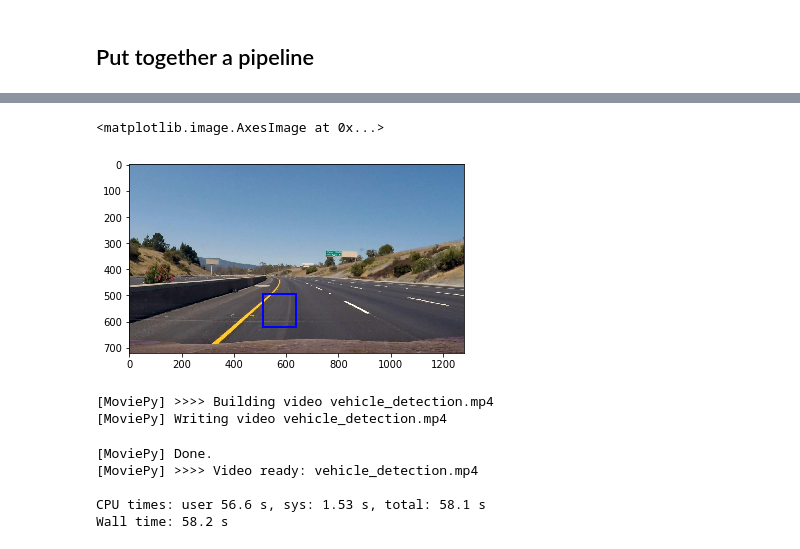
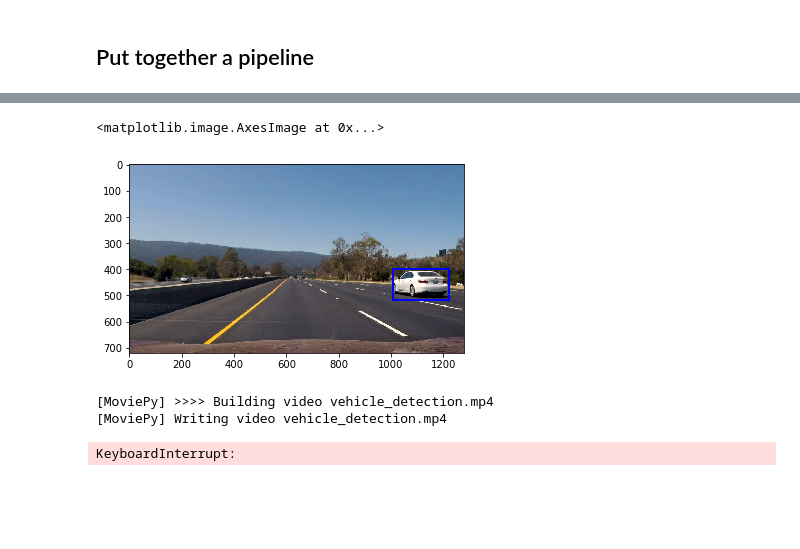
Before and after one commit to shuangxia/self-driving-car-engineer, a Jupyter notebook: P5-submission/vehicles_detection.ipynb, the cells around one changed output, grey strips where cells are left out. Saved outputs shown, nothing was run; the diff lists cells and outputs as text; code cells hidden in the pictures; blank space fills up the shorter version.

```diff
--- a/P5-submission/vehicles_detection.ipynb
+++ b/P5-submission/vehicles_detection.ipynb
@@ -336,10 +342,11 @@ def find_cars(image, ystart, ystop, scale, clf, scaler, color_space='RGB', spati
 
     return bboxes
 # %%
-image = mpimg.imread('test_images/test5.jpg')
+image = mpimg.imread('test_images/project13.jpg')
 draw_image = np.copy(image)
 # %%
-bboxes = find_cars(image, 384, 600, 1.5, **pipeline_parameters)
+bboxes = find_cars(image, 400, 550, 1.5, **pipeline_parameters)
+# bboxes = find_cars(image, 500, 680, 2, **pipeline_parameters)
 # %%
 window_img = draw_boxes(draw_image, bboxes, color=(0, 0, 255), thick=6)
 
@@ -350,7 +357,7 @@ plt.imshow(window_img)
 # %%
 heat = np.zeros_like(image[:,:,0]).astype(np.float)
 heat = add_heat(heat,bboxes)
-heat = apply_threshold(heat,2)
+heat = apply_threshold(heat,1)
 heatmap = np.clip(heat, 0, 255)
 labels = label(heatmap)
 labeled_img = draw_labeled_bboxes(draw_image, labels)
@@ -384,16 +391,16 @@ pipeline_parameters
  'spatial_size': (16, 16)}
 # %%
 # Define a single function that can extract features using hog sub-sampling and make predictions
-def process_image(image, n_threshold, **kwargs):
+def process_image(image, n_frame, n_threshold, **kwargs):
     global hot_windows_list
     draw_image = np.copy(image)
 
 #     small_boxes = find_cars(image, 384, 480, 1, **pipeline_parameters)
     small_boxes = []
     middle_boxes = find_cars(image, 400, 550, 1.5, **pipeline_parameters)
-    big_boxes = find_cars(image, 430, 680, 2, **pipeline_parameters)
+    big_boxes = find_cars(image, 500, 680, 2.5, **pipeline_parameters)
     hot_windows_list.append(small_boxes + middle_boxes + big_boxes)
-    if len(hot_windows_list) > 15:
+    if len(hot_windows_list) > n_frame:
         hot_windows_list.pop(0)
 
     heat = np.zeros_like(image[:,:,0]).astype(np.float)
@@ -409,13 +416,13 @@ def process_image(image, n_threshold, **kwargs):
 
     return labeled_img
 # %%
-image = mpimg.imread('test_images/project1.jpg')
+image = mpimg.imread('test_images/project13.jpg')
 hot_windows_list=[]
-result = process_image(image, n_threshold=3, **pipeline_parameters)
+result = process_image(image, n_frame=1, n_threshold=2, **pipeline_parameters)
 plt.imshow(result)
 # %% [output]
 <matplotlib.image.AxesImage at 0x...>
-[figure, old version]
+[figure, new version]
 # %%
 from functools import partial
 # %%
@@ -423,19 +430,15 @@ from moviepy.editor import VideoFileClip
 from IPython.display import HTML
 
 hot_windows_list=[]
-video = VideoFileClip("project_video.mp4").subclip(0,5)
+video = VideoFileClip("project_video.mp4", audio=False)
 
-project_clip = video.fl_image(partial(process_image, n_threshold=20, **pipeline_parameters))
+project_clip = video.fl_image(partial(process_image, n_frame=25, n_threshold=45, **pipeline_parameters))
 
 output = "vehicle_detection.mp4"
 %time project_clip.write_videofile(output, audio=False)
 # %% [output]
 [MoviePy] >>>> Building video vehicle_detection.mp4
 [MoviePy] Writing video vehicle_detection.mp4
-[MoviePy] Done.
-[MoviePy] >>>> Video ready: vehicle_detection.mp4
-
-CPU times: user 56.6 s, sys: 1.53 s, total: 58.1 s
-Wall time: 58.2 s
+KeyboardInterrupt:
 # %%
 video = VideoFileClip("project_video.mp4")#.subclip(0,5)
```
Also changed, not shown: parts of 23 cells of this notebook, 2 other files.
